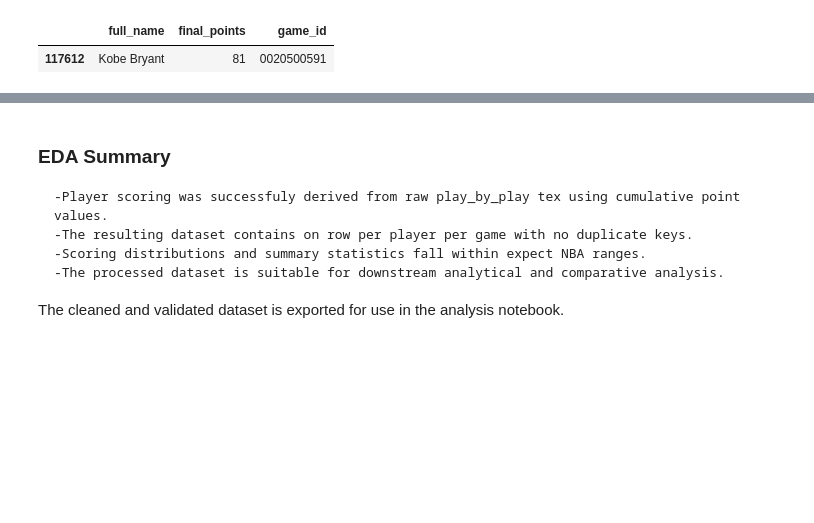
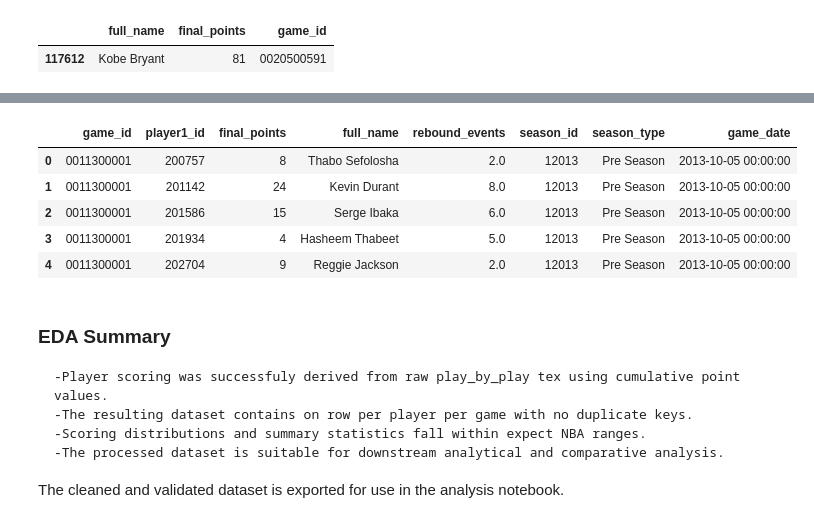
Before and after one commit to Jorgemontanez25/NBA_players_performance, a Jupyter notebook: notebooks/01_eda.ipynb, the cells around one changed output, grey strips where cells are left out. Saved outputs shown, nothing was run; the diff lists cells and outputs as text; code cells hidden in the pictures; blank space fills up the shorter version.

Commit message:
Add fix on player game features

```diff
--- a/notebooks/01_eda.ipynb
+++ b/notebooks/01_eda.ipynb
@@ -456,0 +432,13 @@ player_game_features.to_csv(
+# %%
+#Standarize keys
+player_game_points_named["game_id"]=player_game_points_named["game_id"].astype(str).str.zfill(10)
+player_game_points_named["player1_id"]=player_game_points_named["player1_id"].astype(str)
+
+player_game_features=(
+    player_game_points_named
+    .merge(df_rebounds_pg, on=["game_id","player1_id"], how="left")
+)
+
+player_game_features["rebound_events"]= player_game_features["rebound_events"].fillna(0)
+
+player_game_features.head()
@@ -456,0 +452,17 @@ player_game_features.to_csv(
+# %%
+df_games=pd.read_sql("""
+SELECT game_id, season_id, season_type, game_date
+FROM game;
+""", conn)
+
+df_games["game_id"]=df_games["game_id"].astype(str).str.zfill(10)
+
+player_game_features=player_game_features.merge(df_games, on="game_id", how="left")
+player_game_features.head()
+# %% [output]
+|  | game_id | player1_id | final_points | full_name | rebound_events | season_id | season_type | game_date |
+| 0 | 0011300001 | 200757 | 8 | Thabo Sefolosha | 2.0 | 12013 | Pre Season | 2013-10-05 00:00:00 |
+| 1 | 0011300001 | 201142 | 24 | Kevin Durant | 8.0 | 12013 | Pre Season | 2013-10-05 00:00:00 |
+| 2 | 0011300001 | 201586 | 15 | Serge Ibaka | 6.0 | 12013 | Pre Season | 2013-10-05 00:00:00 |
+| 3 | 0011300001 | 201934 | 4 | Hasheem Thabeet | 5.0 | 12013 | Pre Season | 2013-10-05 00:00:00 |
+| 4 | 0011300001 | 202704 | 9 | Reggie Jackson | 2.0 | 12013 | Pre Season | 2013-10-05 00:00:00 |
```
Also changed, not shown: parts of 12 cells of this notebook.
